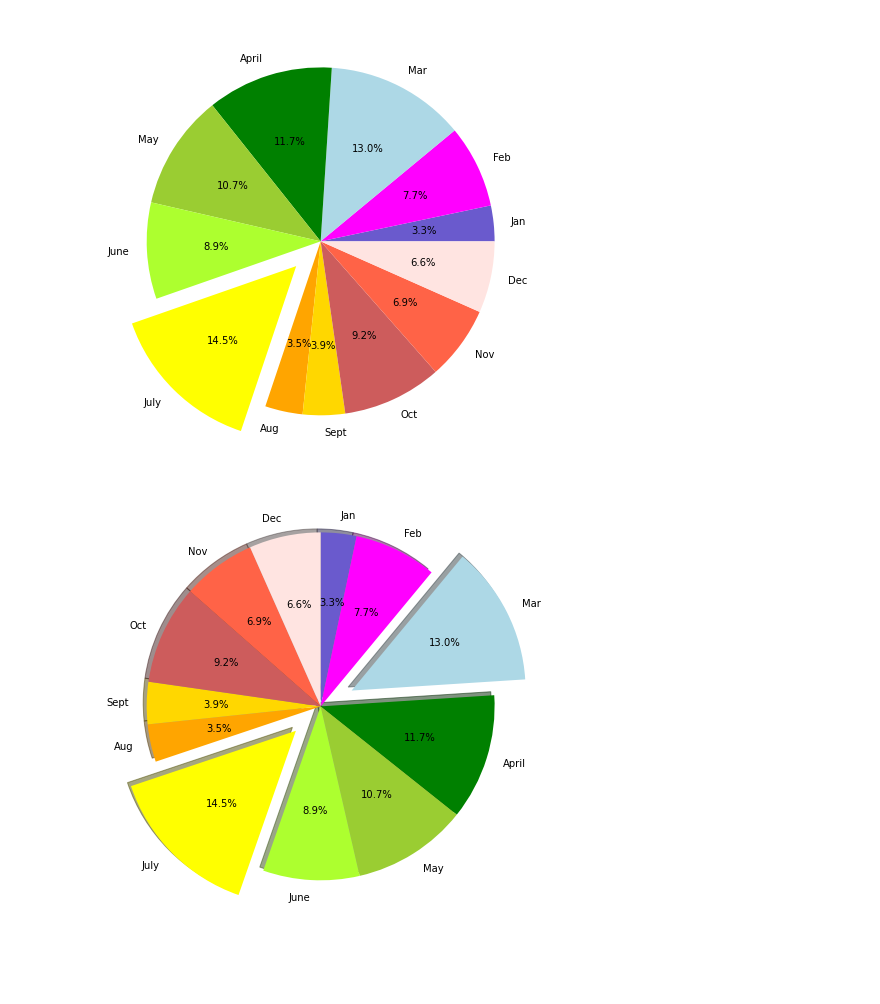
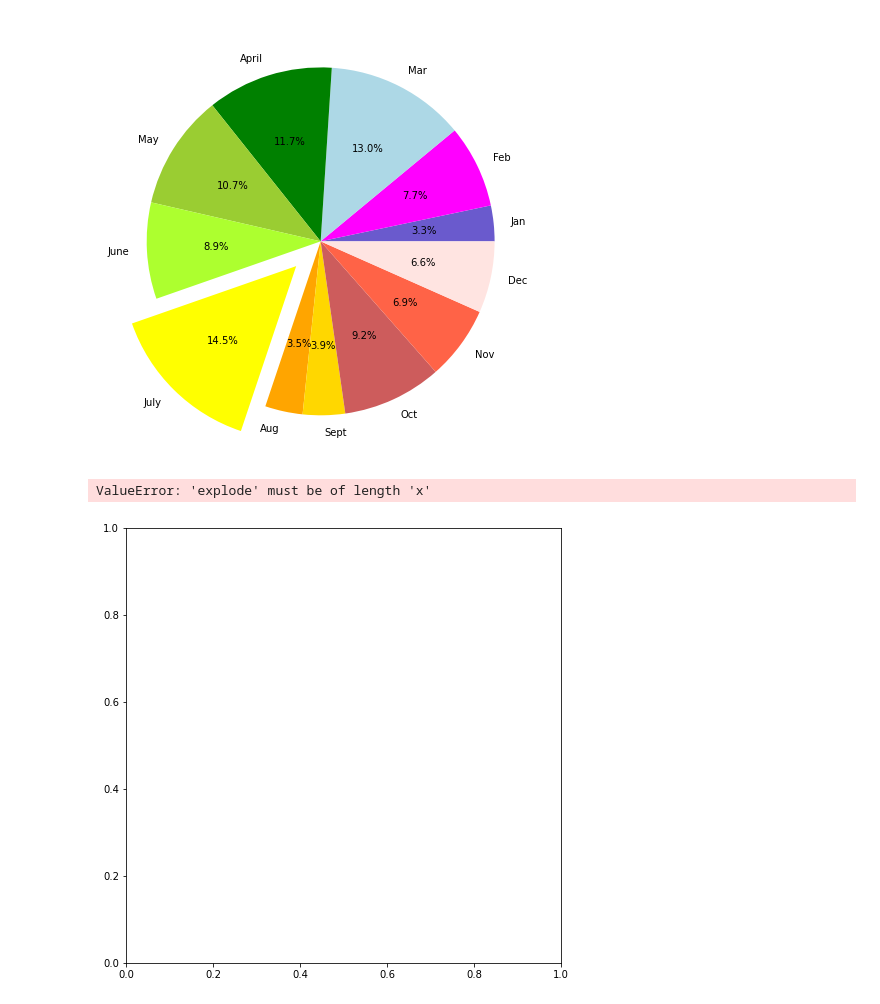
Before and after one commit to jisellejones/PyBer_Analysis, a Jupyter notebook: pie_chart_practice.ipynb, the cells around one changed output. Saved outputs shown, nothing was run; the diff lists cells and outputs as text; code cells hidden in the pictures; blank space fills up the shorter version.

Commit message:
updated pie charts and started extras practice

```diff
--- a/pie_chart_practice.ipynb
+++ b/pie_chart_practice.ipynb
@@ -40,16 +40,27 @@ plt.show()
 # %%
 # Object oriented approach to pie chart
 fig, ax = plt.subplots(figsize = (8, 8))
-explode_values = (0, 0, 0.2, 0, 0, 0, 0.2, 0, 0, 0, 0, 0)
+
+#explode_values = (0, 0, 0.2, 0, 0, 0, 0.2, 0, 0, 0, 0, 0)
+
 colors = ["slateblue", "magenta", "lightblue", "green", "yellowgreen",
          "greenyellow", "yellow", "orange", "gold", "indianred", "tomato",
          "mistyrose"]
+
+# sort in descending order then pick first two index 0, 1
+y_axis.sort()
+explode_values = y_axis[0:2]
+
+# how to extract index value of the top 2 elements (stack overflow)
+# pull out explode_value at location 3, 6 (or whatever)....the rest make 0
+# look for np.where (numpy)
 
 ax.pie(y_axis, labels = x_axis, autopct = '%.1f%%',
       explode = explode_values, shadow = True, startangle = 270,
       colors = colors)
 
 ax.invert_yaxis()
 plt.show()
 # %% [output]
+ValueError: 'explode' must be of length 'x'
-[figure, old version]
+[figure, new version]
```
Also changed, not shown: 1 other file.
